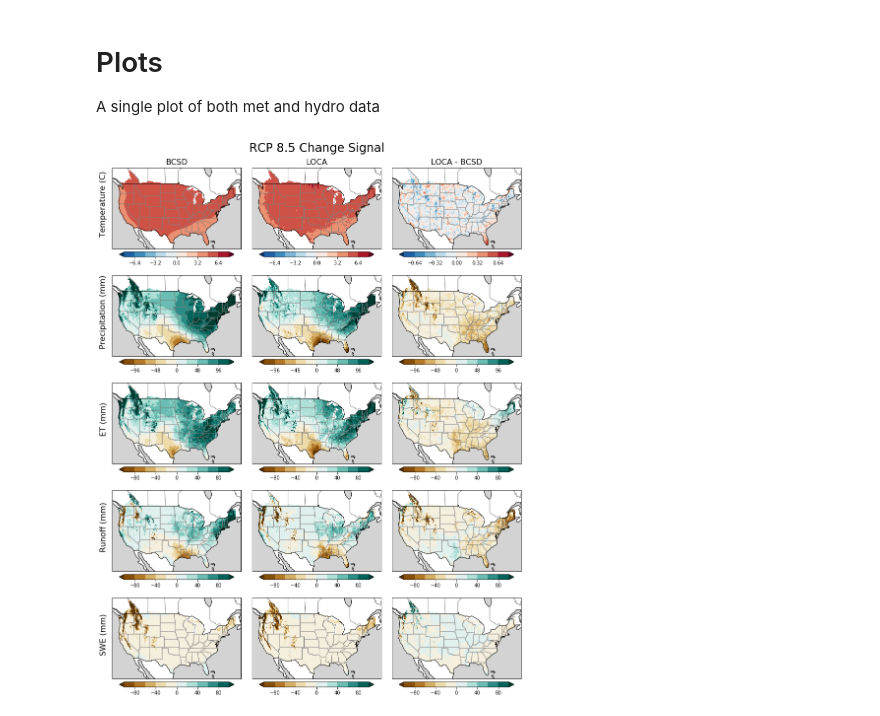
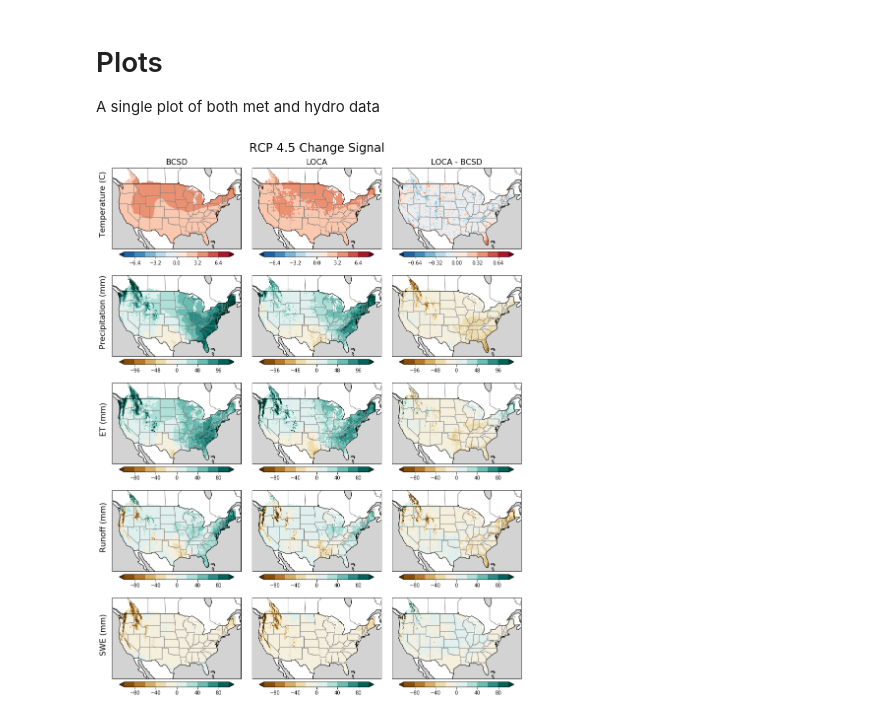
Before and after one commit to nmizukami/LOCA_Downscaling_Analysis, a Jupyter notebook: notebooks/analysis_mon_fut_ensem_Fig2_3.ipynb, the cells around one changed output. Drawn from its saved outputs; the diff is of its cells as text; code cells hidden in the pictures.

Commit message:
updates to figure including scales and final tweaks (prior to appendix clean up, coming next)

```diff
--- a/notebooks/analysis_mon_fut_ensem_Fig2_3.ipynb
+++ b/notebooks/analysis_mon_fut_ensem_Fig2_3.ipynb
@@ -124,7 +127,7 @@ A single plot of both met and hydro data
 # %%
 # FIG 2,3
 
-rcp = 'rcp8'  #rcp4 or rcp8
+rcp = 'rcp4'  #rcp4 or rcp8
 rcpname = {'rcp4': 'RCP 4.5', 'rcp8': 'RCP 8.5'}
 
 style_kwargs =  {'levels': 11, 'add_labels': False, 'extend': 'both', 'cbar_kwargs': dict(orientation="horizontal", shrink=0.85, pad=0.03)}
@@ -180,31 +183,31 @@ for pct in [False]:
             if var in met_vars:
                 rcpfilename =  {'rcp4': rcp4_met_means, 'rcp8':  rcp8_met_means}
                 ens_change = calc_change(hist_met_means[dset][var].mean('gcm'), rcpfilename[rcp][dset][var].mean('gcm'), pct=pct)
             elif var in hydro_vars:
                 rcpfilename =  {'rcp4': rcp4_hydro_means, 'rcp8':  rcp8_hydro_means}
                 ens_change = calc_change(hist_hydro_means[dset][var].mean('gcm'), rcpfilename[rcp][dset][var].mean('gcm'), pct=pct)
             else:
                 raise ValueError('%s not in met or hydro vars' % var)
             make_plot(ens_change, ax=ax, plot_kwargs=diff_kws[pct][var])
             cache[(row, col)] = ens_change.persist()
 
             if row == 0:
                 ax.set_title(dset.upper(), fontsize=16)
             if col == 0:
                 add_ylabel(ax, variablename[var], fontsize=16)
 
         diff = cache[(row, col)] - cache[(row, col - 1)]
         make_plot(diff, ax=axes[row, col + 1], plot_kwargs=diff2_kws[pct][var])
         axes[0, -1].set_title('LOCA - BCSD', fontsize=16)
 
         if pct:
             unit_str = '%'
         else:
             unit_str = 'mm'
 
     title = rcpname[rcp] + " Change Signal"
     fig.suptitle(title, fontsize=24, y=1.02)
     fig.tight_layout()
     fig.savefig(f'/glade/u/home/jvano/workdir/loca_figs/change_signal_{rcp}_mon_fut.png', dpi=300, bbox_inches='tight')
 # %% [output]
-[figure, old version]
+[figure, new version]
```
Also changed, not shown: parts of 4 cells of this notebook, 15 other files.
